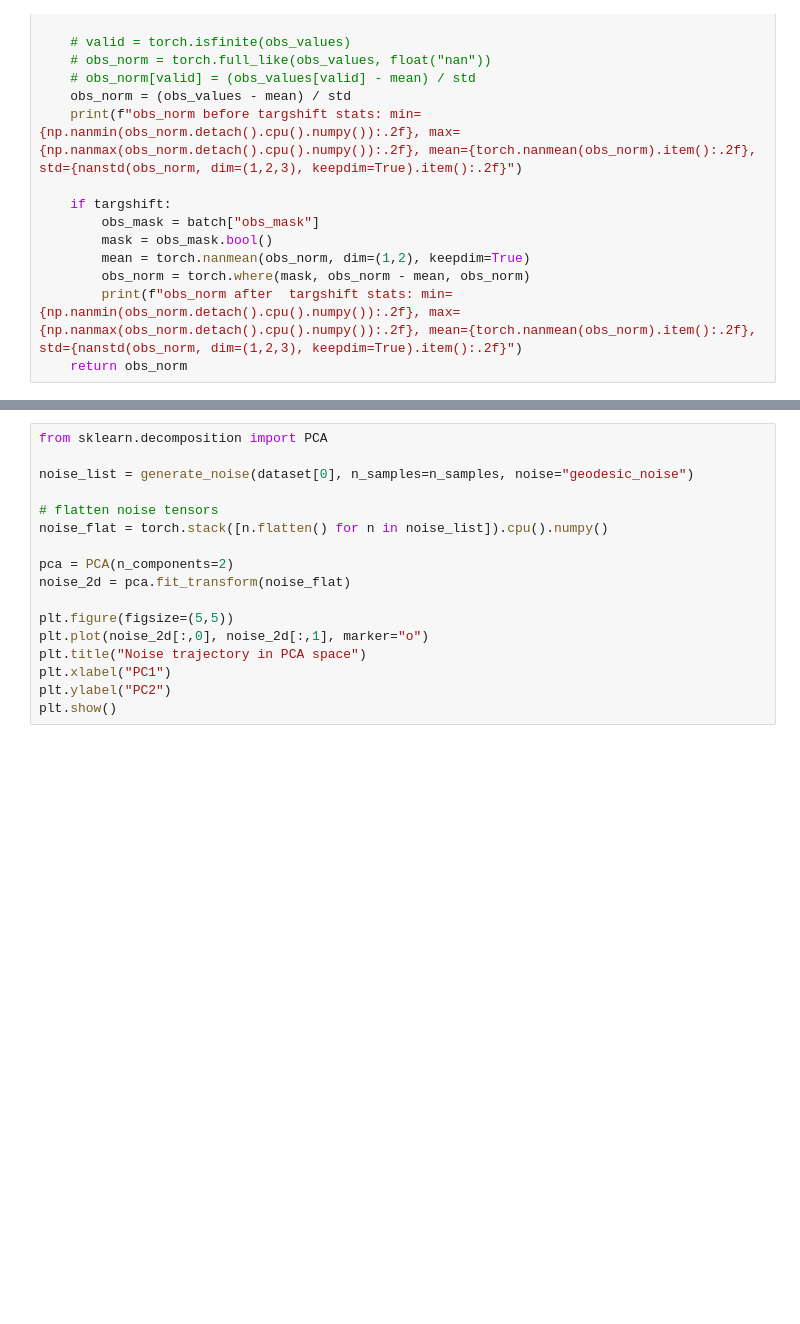
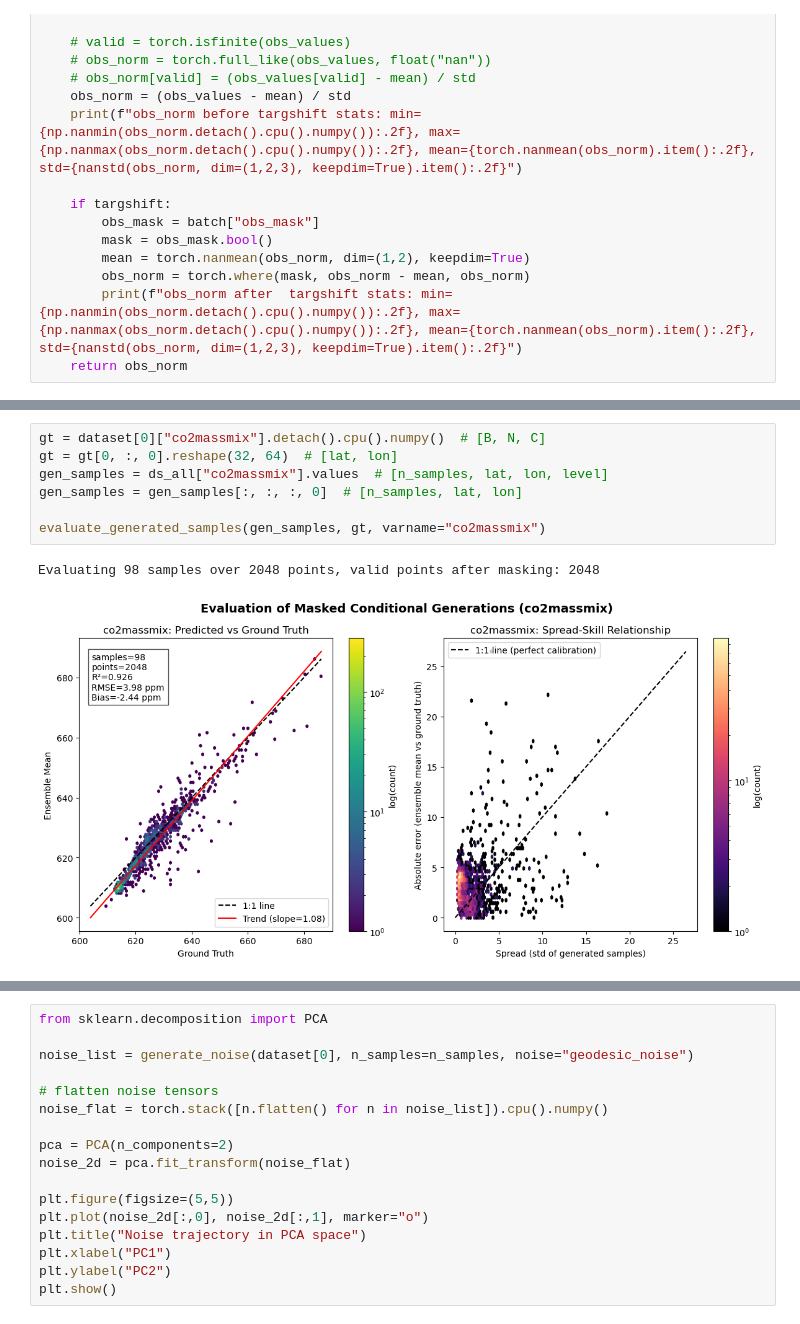
Before and after one commit to vitusbenson/neural_transport, a Jupyter notebook: neural_transport/flowmatching_dev/testScript.ipynb, the cells around one changed output, grey strips where cells are left out. Drawn from its saved outputs; the diff is of its cells as text; blank space fills up the shorter version.

```diff
--- a/neural_transport/flowmatching_dev/testScript.ipynb
+++ b/neural_transport/flowmatching_dev/testScript.ipynb
@@ -1675,0 +1994,10 @@ plt.show()
+# %%
+gt = dataset[0]["co2massmix"].detach().cpu().numpy()  # [B, N, C]
+gt = gt[0, :, 0].reshape(32, 64)  # [lat, lon]
+gen_samples = ds_all["co2massmix"].values  # [n_samples, lat, lon, level]
+gen_samples = gen_samples[:, :, :, 0]  # [n_samples, lat, lon]
+
+evaluate_generated_samples(gen_samples, gt, varname="co2massmix")
+# %% [output]
+Evaluating 98 samples over 2048 points, valid points after masking: 2048
+[figure, added]
```
Also changed, not shown: parts of 16 cells of this notebook, 8 other files.
